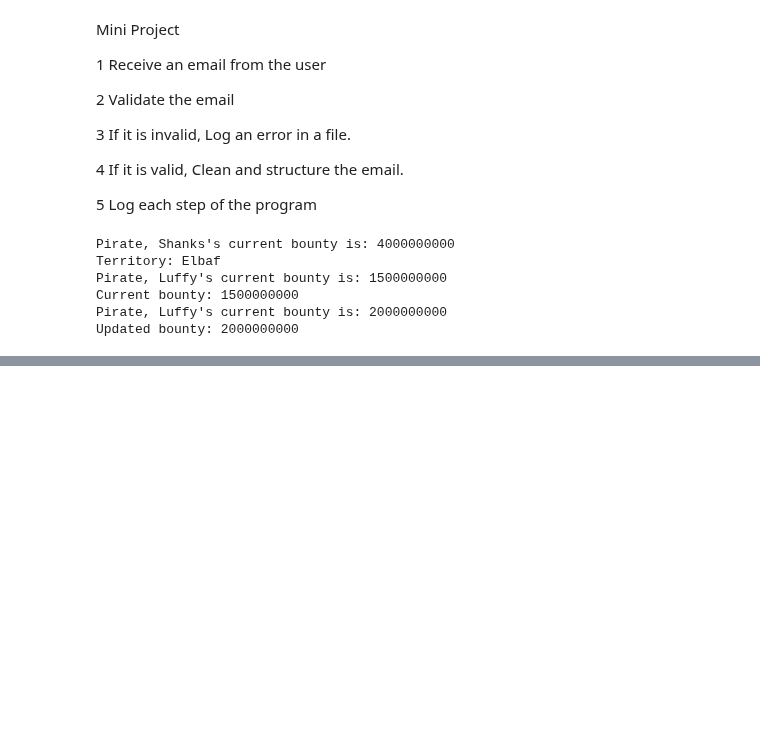
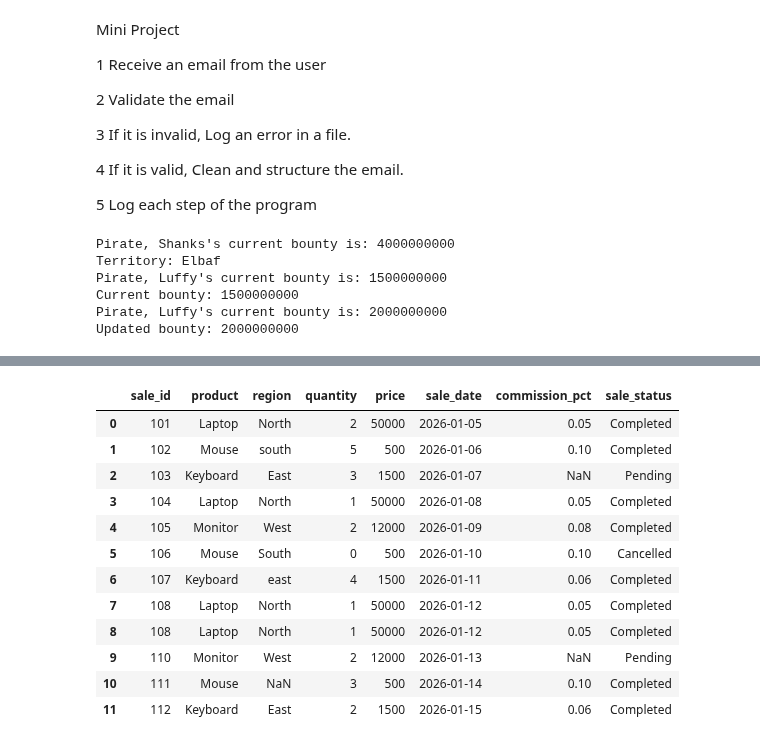
Before and after one commit to gokulraj-sha/python-learning, a Jupyter notebook: 10_Rough_note/1_Rough_note.ipynb, the cells around one changed output, grey strips where cells are left out. Saved outputs shown, nothing was run; the diff lists cells and outputs as text; code cells hidden in the pictures; blank space fills up the shorter version.

```diff
--- a/10_Rough_note/1_Rough_note.ipynb
+++ b/10_Rough_note/1_Rough_note.ipynb
@@ -388,0 +506,51 @@ Updated bounty: 2000000000
+# %%
+import pandas as pd
+
+sales = pd.DataFrame({
+    "sale_id": [101, 102, 103, 104, 105, 106, 107, 108, 108, 110, 111, 112],
+    "product": [
+        "Laptop", "Mouse", "Keyboard", "Laptop",
+        "Monitor", "Mouse", "Keyboard", "Laptop",
+        "Laptop", "Monitor", "Mouse", "Keyboard"
+    ],
+    "region": [
+        "North", "south", "East", "North",
+        "West", "South", "east", "North",
+        "North", "West", None, "East"
+    ],
+    "quantity": [2, 5, 3, 1, 2, 0, 4, 1, 1, 2, 3, 2],
+    "price": [
+        50000, 500, 1500, 50000,
+        12000, 500, 1500, 50000,
+        50000, 12000, 500, 1500
+    ],
+    "sale_date": [
+        "2026-01-05", "2026-01-06", "2026-01-07", "2026-01-08",
+        "2026-01-09", "2026-01-10", "2026-01-11", "2026-01-12",
+        "2026-01-12", "2026-01-13", "2026-01-14", "2026-01-15"
+    ],
+    "commission_pct": [
+        0.05, 0.10, None, 0.05, 0.08, 0.10,
+        0.06, 0.05, 0.05, None, 0.10, 0.06
+    ],
+    "sale_status": [
+        "Completed", "Completed", "Pending", "Completed",
+        "Completed", "Cancelled", "Completed", "Completed",
+        "Completed", "Pending", "Completed", "Completed"
+    ]
+})
+sales
+# %% [output]
+|  | sale_id | product | region | quantity | price | sale_date | commission_pct | sale_status |
+| 0 | 101 | Laptop | North | 2 | 50000 | 2026-01-05 | 0.05 | Completed |
+| 1 | 102 | Mouse | south | 5 | 500 | 2026-01-06 | 0.10 | Completed |
+| 2 | 103 | Keyboard | East | 3 | 1500 | 2026-01-07 | NaN | Pending |
+| 3 | 104 | Laptop | North | 1 | 50000 | 2026-01-08 | 0.05 | Completed |
+| 4 | 105 | Monitor | West | 2 | 12000 | 2026-01-09 | 0.08 | Completed |
+| 5 | 106 | Mouse | South | 0 | 500 | 2026-01-10 | 0.10 | Cancelled |
+| 6 | 107 | Keyboard | east | 4 | 1500 | 2026-01-11 | 0.06 | Completed |
+| 7 | 108 | Laptop | North | 1 | 50000 | 2026-01-12 | 0.05 | Completed |
+| 8 | 108 | Laptop | North | 1 | 50000 | 2026-01-12 | 0.05 | Completed |
+| 9 | 110 | Monitor | West | 2 | 12000 | 2026-01-13 | NaN | Pending |
+| 10 | 111 | Mouse | NaN | 3 | 500 | 2026-01-14 | 0.10 | Completed |
+| 11 | 112 | Keyboard | East | 2 | 1500 | 2026-01-15 | 0.06 | Completed |
```
Also changed, not shown: parts of 7 cells of this notebook, 7 other files.
